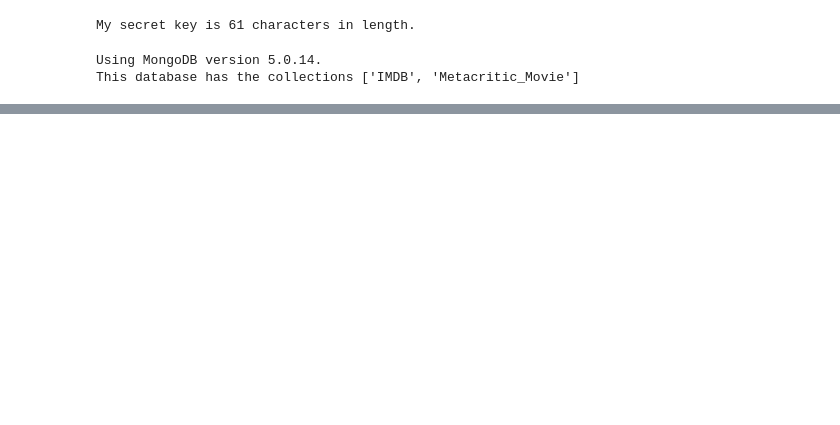
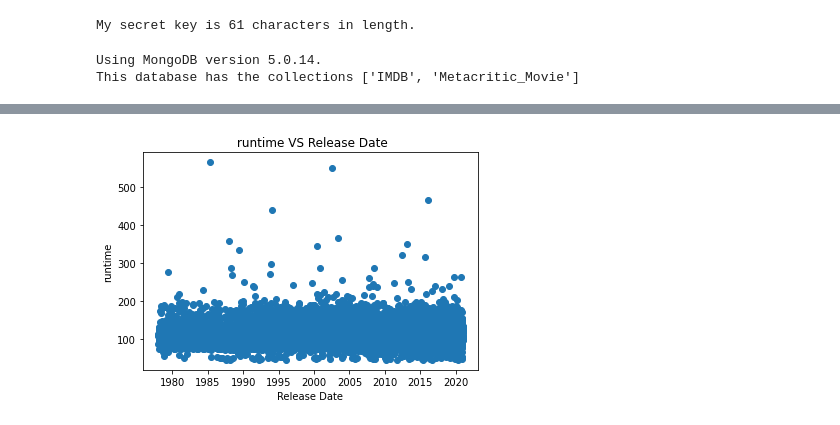
Before and after one commit to amelise07/MetacriticProject3, a Jupyter notebook: Williams_DetectingOutliers1.ipynb, the cells around one changed output, grey strips where cells are left out. Saved outputs shown, nothing was run; the diff lists cells and outputs as text; code cells hidden in the pictures; blank space fills up the shorter version.

```diff
--- a/Williams_DetectingOutliers1.ipynb
+++ b/Williams_DetectingOutliers1.ipynb
@@ -48,0 +59,8 @@ imdb.runtime = pd.to_numeric(imdb.runtime, errors='coerce')
+# %%
+plt.title(' runtime VS Release Date')
+plt.xlabel('Release Date')
+plt.ylabel('runtime')
+plt.scatter(imdb['release_date'], imdb['runtime'])
+plt.show()
+# %% [output]
+[figure, added]
```
Also changed, not shown: parts of 1 cell of this notebook.
